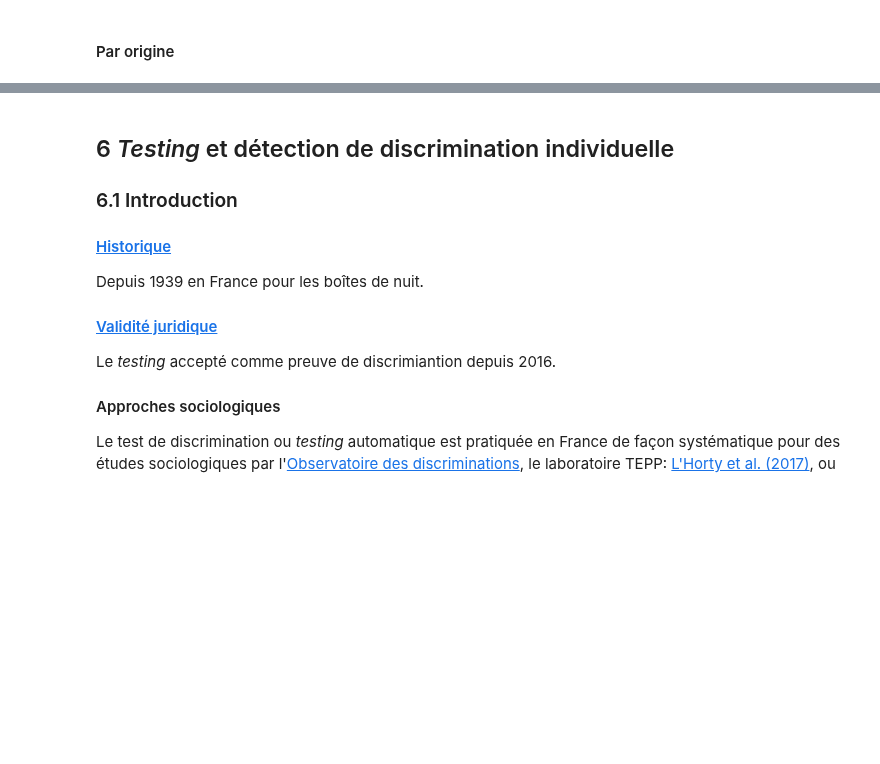
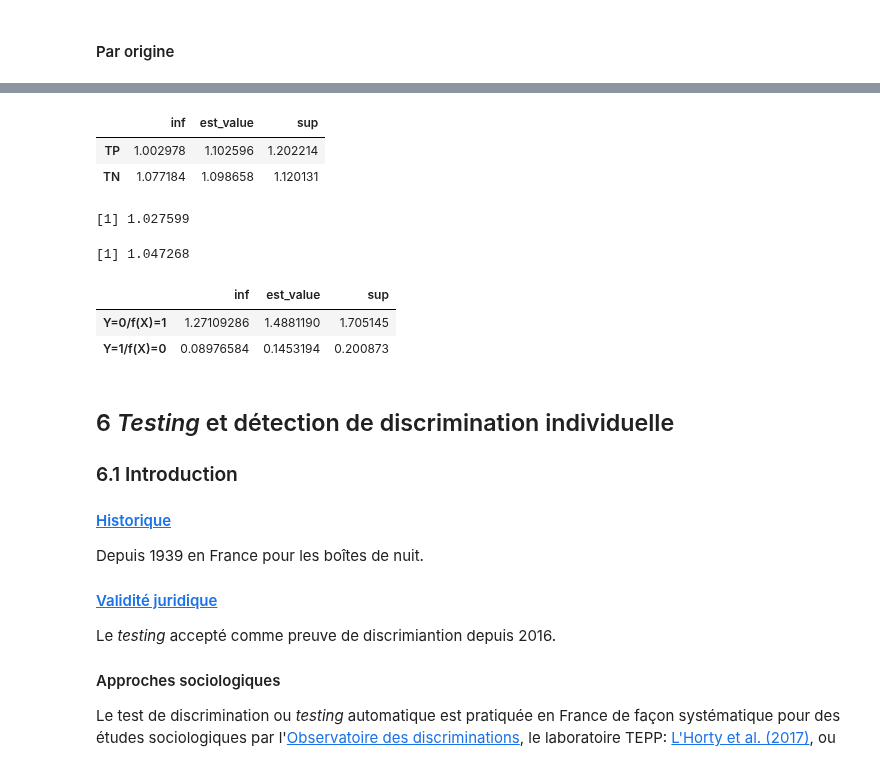
Before and after one commit to wikistat/Fair-ML-4-Ethical-AI, a Jupyter notebook: AdultCensus/AdultCensus-R-biasDetection.ipynb, the cells around one changed output, grey strips where cells are left out. Saved outputs shown, nothing was run; the diff lists cells and outputs as text; code cells hidden in the pictures; blank space fills up the shorter version.

```diff
--- a/AdultCensus/AdultCensus-R-biasDetection.ipynb
+++ b/AdultCensus/AdultCensus-R-biasDetection.ipynb
@@ -440,8 +476,7 @@ Discrimination nettement plus importante selon le genre que selon l'origine ethn
 La valeur seuil de la probabilité de dépassement du seuil de revenu est fixée par défaut à 0.5.
 # %%
-Y=as.numeric(pred.log<0.5)
-Y[Y==2]=0
-coded_data=data.frame(s1[testi],s2[testi],Y)
+Yhat=as.numeric(pred.log>0.5)
+coded_data1=data.frame(s1[testi],s2[testi],Yhat,as.integer(daTest$income)-1)
 # %% [markdown]
 #### Avec régression logistique et par genre
 La prévision reproduit et même renforce significativement le biais social pour le genre.
@@ -541,0 +644,11 @@ Pas facile à interpréter...
+# %%
+OAE(coded_data1,1,3,4)
+# %% [output]
+|  | inf | est_value | sup |
+| TP | 1.002978 | 1.102596 | 1.202214 |
+| TN | 1.077184 | 1.098658 | 1.120131 |
+# %%
+0.752381/0.7321739; 0.9173967/0.8759908
+# %% [output]
+[1] 1.027599
+[1] 1.047268
@@ -542,3 +657,9 @@ Pas facile à interpréter...
+# %%
+CUAE(coded_data1,1,3,4)
+# %% [output]
+|  | inf | est_value | sup |
+| Y=0/f(X)=1 | 1.27109286 | 1.4881190 | 1.705145 |
+| Y=1/f(X)=0 | 0.08976584 | 0.1453194 | 0.200873 |
 # %% [markdown]
 ## 6  *Testing* et détection de discrimination individuelle
 ### 6.1 Introduction
```
Also changed, not shown: parts of 61 cells of this notebook, 3 other files.
